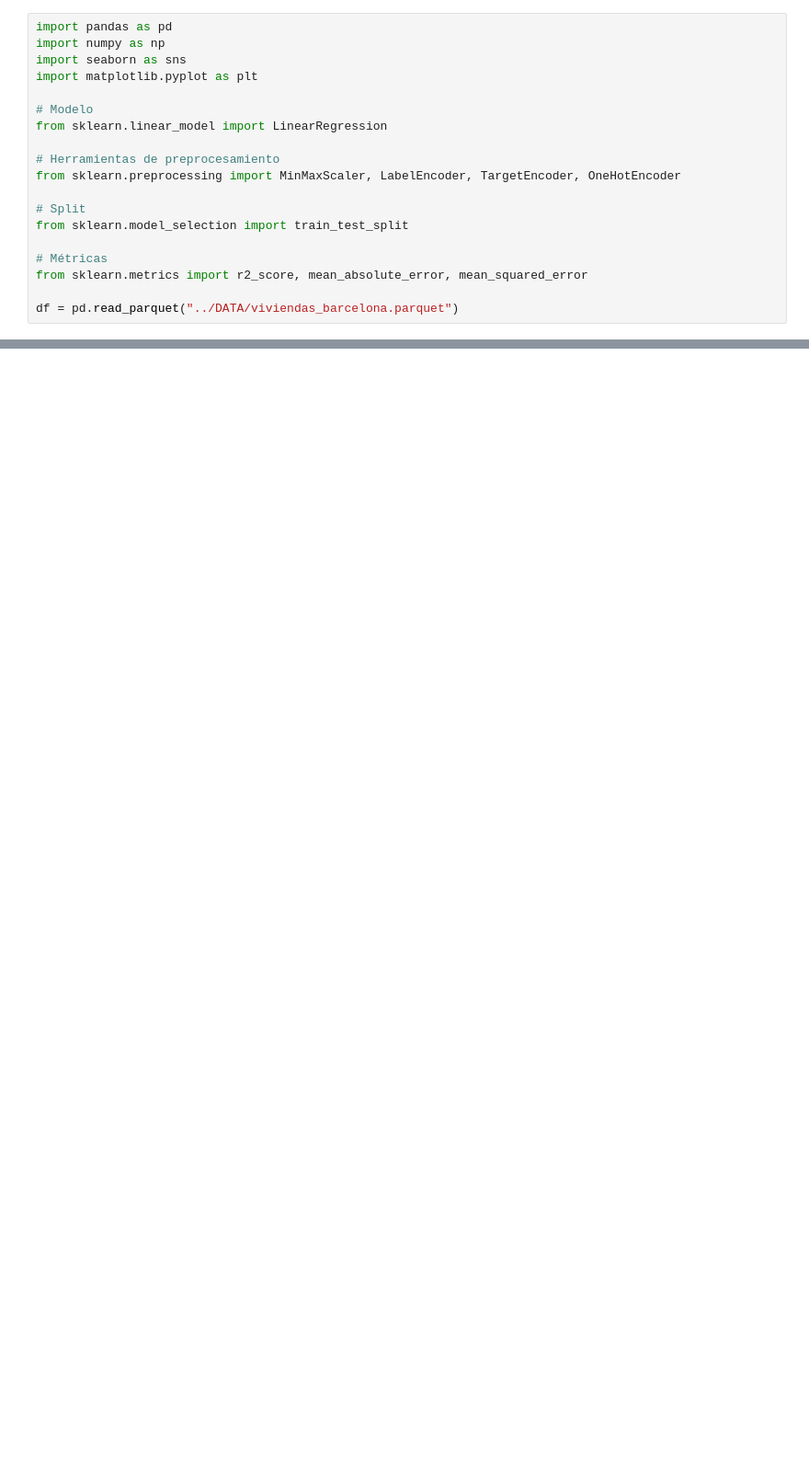
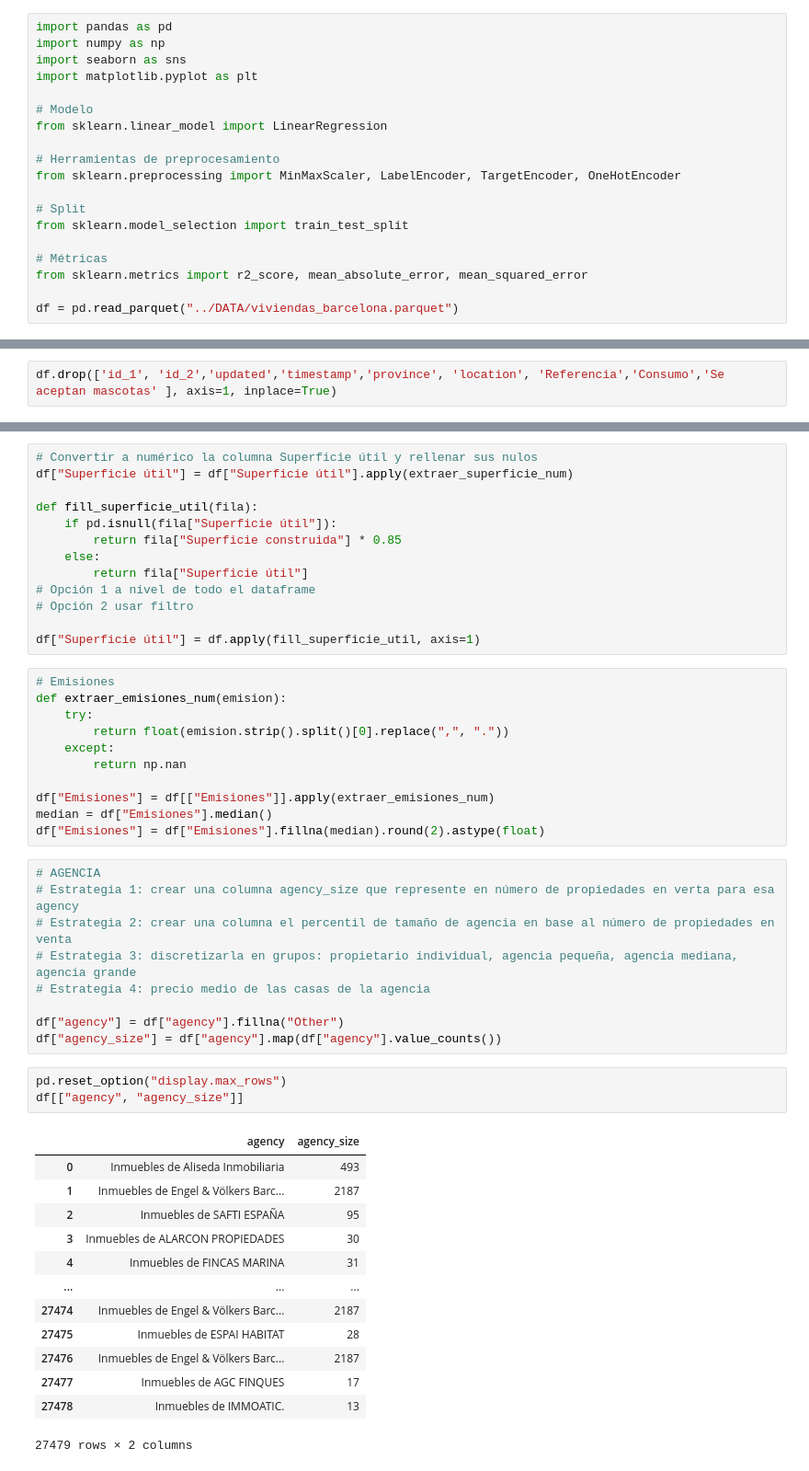
Before and after one commit to CarmenBarrancoGarcia/Carmen_cienciadatos, a Jupyter notebook: Módulo5_Machine_Learning/01.calculadora_precio_viviendas.ipynb, the cells around one changed output, grey strips where cells are left out. Shown: that part at 92% size. Drawn from its saved outputs; the diff is of its cells as text; blank space fills up the shorter version.

```diff
--- a/Módulo5_Machine_Learning/01.calculadora_precio_viviendas.ipynb
+++ b/Módulo5_Machine_Learning/01.calculadora_precio_viviendas.ipynb
@@ -127,0 +53,2 @@ KeyError: "['update', 'tittle'] not in index"
+# %%
+df.drop(['id_1', 'id_2','updated','timestamp','province', 'location', 'Referencia','Consumo','Se aceptan mascotas' ], axis=1, inplace=True)
@@ -127,0 +88,50 @@ KeyError: "['update', 'tittle'] not in index"
+# %%
+# Convertir a numérico la columna Superficie útil y rellenar sus nulos
+df["Superficie útil"] = df["Superficie útil"].apply(extraer_superficie_num)
+
+def fill_superficie_util(fila):
+    if pd.isnull(fila["Superficie útil"]):
+        return fila["Superficie construida"] * 0.85
+    else:
+        return fila["Superficie útil"]
+# Opción 1 a nivel de todo el dataframe
+# Opción 2 usar filtro
+
+df["Superficie útil"] = df.apply(fill_superficie_util, axis=1)
+# %%
+# Emisiones
+def extraer_emisiones_num(emision):
+    try:
+        return float(emision.strip().split()[0].replace(",", "."))
+    except:
+        return np.nan
+
+df["Emisiones"] = df[["Emisiones"]].apply(extraer_emisiones_num)
+median = df["Emisiones"].median()
+df["Emisiones"] = df["Emisiones"].fillna(median).round(2).astype(float)
+# %%
+# AGENCIA
+# Estrategia 1: crear una columna agency_size que represente en número de propiedades en verta para esa agency
+# Estrategia 2: crear una columna el percentil de tamaño de agencia en base al número de propiedades en venta
+# Estrategia 3: discretizarla en grupos: propietario individual, agencia pequeña, agencia mediana, agencia grande
+# Estrategia 4: precio medio de las casas de la agencia
+
+df["agency"] = df["agency"].fillna("Other")
+df["agency_size"] = df["agency"].map(df["agency"].value_counts())
+# %%
+pd.reset_option("display.max_rows")
+df[["agency", "agency_size"]]
+# %% [output]
+|  | agency | agency_size |
+| 0 | Inmuebles de Aliseda Inmobiliaria | 493 |
+| 1 | Inmuebles de Engel & Völkers Barc... | 2187 |
+| 2 | Inmuebles de SAFTI ESPAÑA | 95 |
+| 3 | Inmuebles de ALARCON PROPIEDADES | 30 |
+| 4 | Inmuebles de FINCAS MARINA | 31 |
+| ... | ... | ... |
+| 27474 | Inmuebles de Engel & Völkers Barc... | 2187 |
+| 27475 | Inmuebles de ESPAI HABITAT | 28 |
+| 27476 | Inmuebles de Engel & Völkers Barc... | 2187 |
+| 27477 | Inmuebles de AGC FINQUES | 17 |
+| 27478 | Inmuebles de IMMOATIC. | 13 |
+27479 rows × 2 columns
```
Also changed, not shown: parts of 27 cells of this notebook.
